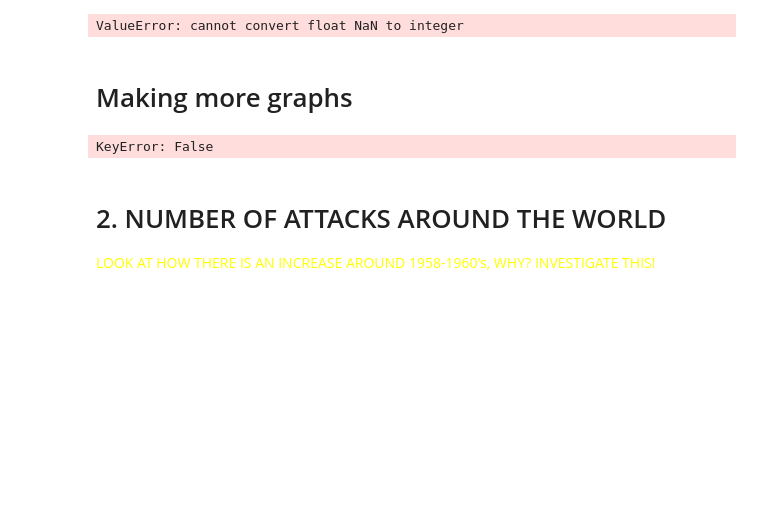
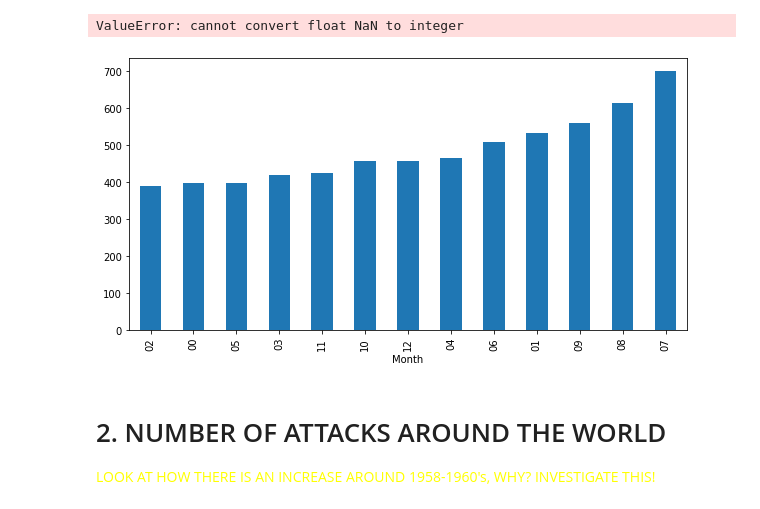
Before and after one commit to sylviamusel/data1161, a Jupyter notebook: panda for data set.ipynb, the cells around one changed output. Saved outputs shown, nothing was run; the diff lists cells and outputs as text; code cells hidden in the pictures; blank space fills up the shorter version.

```diff
--- a/panda for data set.ipynb
+++ b/panda for data set.ipynb
@@ -193,13 +208,13 @@ sad['Month'] = sad['Month'].astype('int')
 sad.head()
 # %% [output]
 ValueError: cannot convert float NaN to integer
-# %% [markdown]
-# Making more graphs
-# %%
-plt.plot(sad['Year'], sad['Country' == "USA"].groupby("Year") .count().Date.plot())
-plt.show()
-# %% [output]
-KeyError: False
+# %%
+month_count = sad.groupby("Month").count().Date.sort_values()
+month_count[month_count > 1].plot(kind="bar")
+month_count.replace("01", "Jan")
+plt.show()
+# %% [output]
+[figure, added]
 # %% [markdown]
 # 2. NUMBER OF ATTACKS AROUND THE WORLD
 
```
Also changed, not shown: parts of 8 cells of this notebook, 3 other files.
